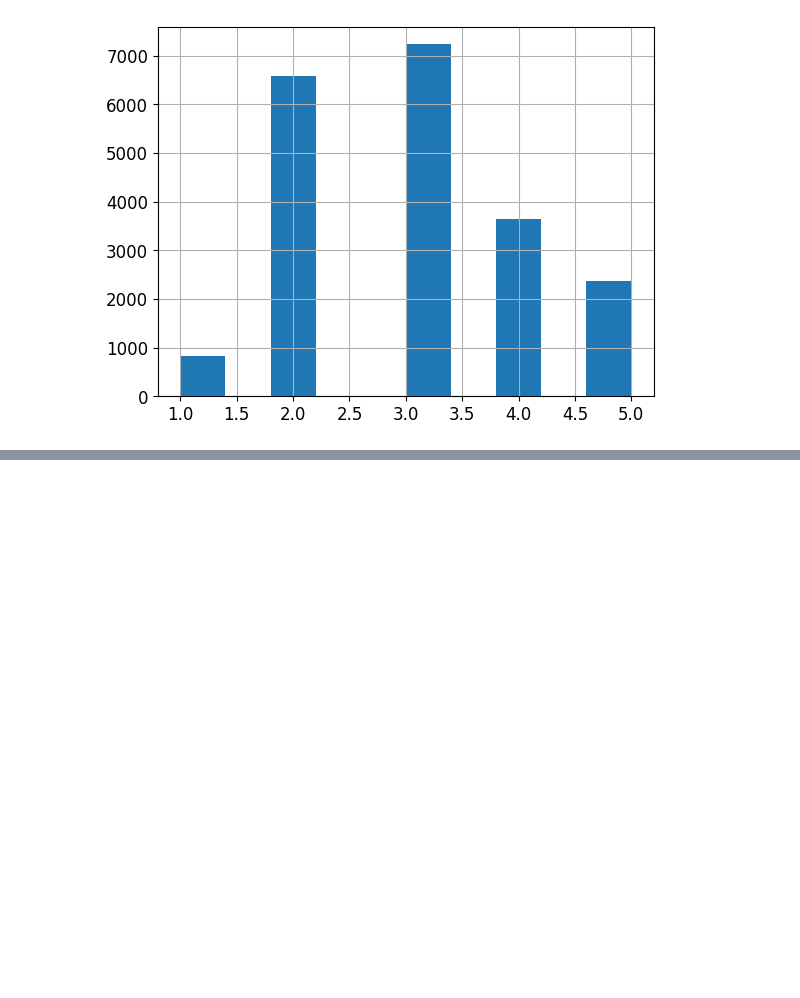
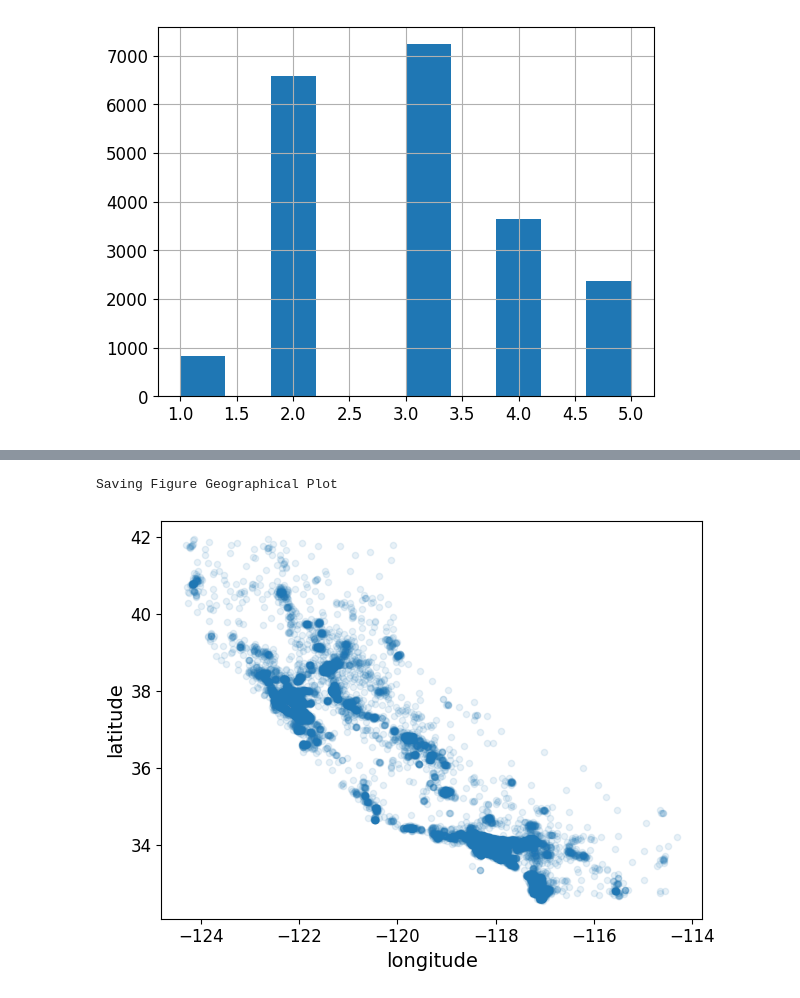
Before and after one commit to andysingal/CaliforniaHousing_Prices, a Jupyter notebook: Cali_house.ipynb, the cells around one changed output, grey strips where cells are left out. Drawn from its saved outputs; the diff is of its cells as text; code cells hidden in the pictures; blank space fills up the shorter version.

```diff
--- a/Cali_house.ipynb
+++ b/Cali_house.ipynb
@@ -279,0 +284,28 @@ Name: income_cat, dtype: int64
+# %%
+#@ Stratified Sampling based on Income Category:
+from sklearn.model_selection import StratifiedShuffleSplit
+split = StratifiedShuffleSplit(n_splits=1, test_size=0.2, random_state=11)
+for train_index, test_index in split.split(housing, housing["income_cat"]):
+  strat_train_set = housing.loc[train_index]
+  strat_test_set = housing.loc[test_index]
+
+#@ Inspecting the Sampling:
+print(strat_test_set["income_cat"].value_counts() / len(strat_test_set))            # Income Category Proportions in Test set.
+print("\n")
+print(housing["income_cat"].value_counts() / len(housing))                          # Income Category Proportions in Full Dataset.
+
+#@ Comparing the Proportions:
+def income_cat_propotions(data):
+  return data["income_cat"].value_counts() / len(data)
+train_set, test_set = train_test_split(housing, test_size=0.2, random_state=11)     # Splitting the Dataset.
+compare_props = pd.DataFrame({
+    "Overall": income_cat_propotions(housing),                                      # Full Dataset.
+    "Stratified": income_cat_propotions(strat_test_set),                            # Stratified Sampling Dataset.
+    "Random": income_cat_propotions(test_set)                                       # Random Smapling Dataset.
+}).sort_index()
+compare_props["Random % Error"] = 100 * compare_props["Random"] / compare_props["Overall"] -100
+compare_props["Stratified % Error"] = 100 * compare_props["Stratified"] / compare_props["Overall"] -100
+
+#@ Inspecting the Proportions:
+print("\n")
+IPython.display.display(compare_props)
@@ -279,0 +343,10 @@ Name: income_cat, dtype: int64
+# %%
+#@ Creating the copy of the Training set:
+housing = strat_train_set.copy()
+
+#@ Visualizing the Geographical Data:
+housing.plot(kind="scatter", x="longitude", y="latitude", alpha=0.1)
+save_fig("Geographical Plot")
+# %% [output]
+Saving Figure Geographical Plot
+[figure, added]
```
Also changed, not shown: parts of 12 cells of this notebook.
